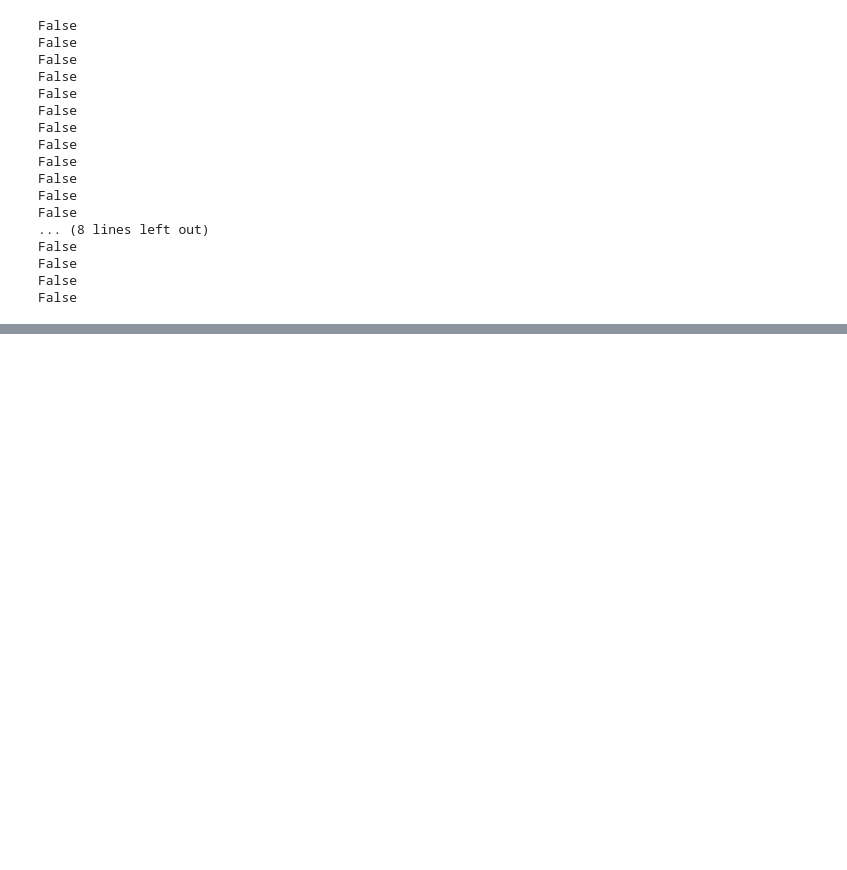
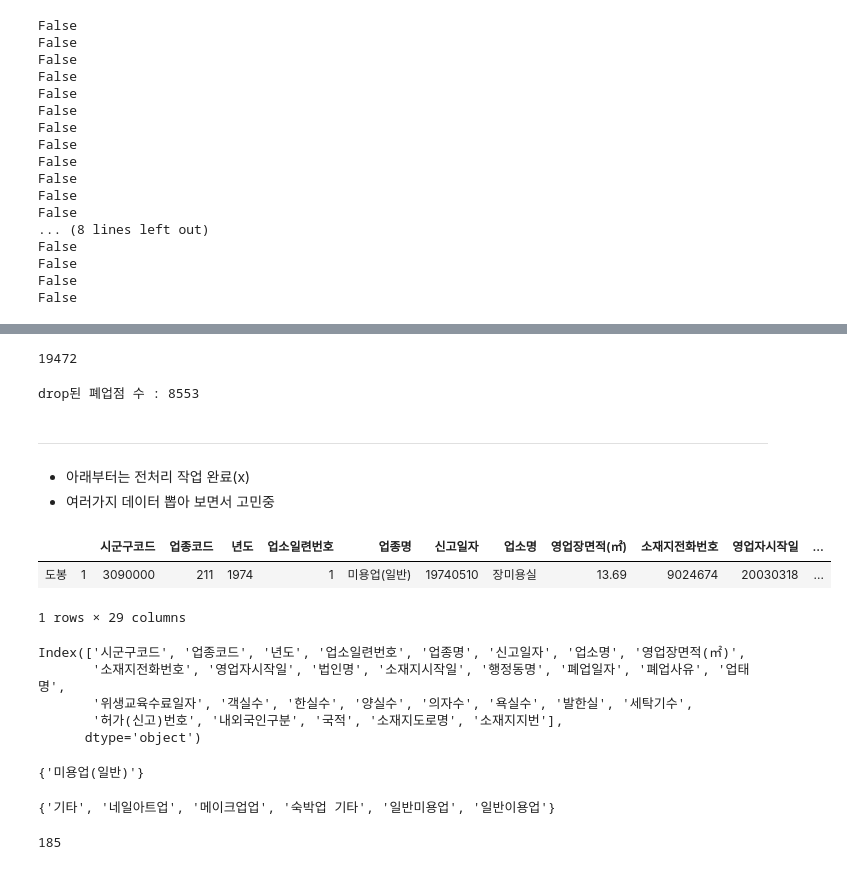
Before and after one commit to DongWon-Sehr/project_marytalk, a Jupyter notebook: dataset/서울시 미용실 데이터 전처리 - 서동원 (20200321).ipynb, the cells around one changed output, grey strips where cells are left out. Cells and saved outputs as stored; diff of their text form; code cells hidden in the pictures; blank space fills up the shorter version.

```diff
--- a/dataset/서울시 미용실 데이터 전처리 - 서동원 (20200321).ipynb
+++ b/dataset/서울시 미용실 데이터 전처리 - 서동원 (20200321).ipynb
@@ -289,0 +177,3 @@ len(df_modified[df_modified.duplicated(['업소명'])])
+# %%
+# 업소명에 '?' 문자를 '샵' 문자로 치환하기
+df_all['업소명'] = list(map(lambda x: x.replace('?', '샵'), df_all['업소명'].values))
@@ -289,0 +229,49 @@ len(df_modified[df_modified.duplicated(['업소명'])])
+# %%
+# '폐업일자' 컬럼이 NaN인, 영업중인 행만 불리언 색인
+df_all = df_all[df_all['폐업일자'].isnull()]
+
+# 데이터 개수 확인
+len(df_all)
+# %% [output]
+19472
+# %%
+# 폐업점 drop 전 : 28025 rows
+# 폐업점 drop 후 : 19472 rows
+print('drop된 폐업점 수 :', 28025 - 19472)
+# %% [output]
+drop된 폐업점 수 : 8553
+# %% [markdown]
+---
+- 아래부터는 전처리 작업 완료(x)
+- 여러가지 데이터 뽑아 보면서 고민중
+# %%
+# 전체 데이터 중 1개 row 조회
+df_all.head(1)
+# %% [output]
+|  |  | 시군구코드 | 업종코드 | 년도 | 업소일련번호 | 업종명 | 신고일자 | 업소명 | 영업장면적(㎡) | 소재지전화번호 | 영업자시작일 | ... |
+| 도봉 | 1 | 3090000 | 211 | 1974 | 1 | 미용업(일반) | 19740510 | 장미용실 | 13.69 | 9024674 | 20030318 | ... |
+1 rows × 29 columns
+# %%
+# 데이터 column명 확인
+df_all.columns
+# %% [output]
+Index(['시군구코드', '업종코드', '년도', '업소일련번호', '업종명', '신고일자', '업소명', '영업장면적(㎡)',
+       '소재지전화번호', '영업자시작일', '법인명', '소재지시작일', '행정동명', '폐업일자', '폐업사유', '업태명',
+       '위생교육수료일자', '객실수', '한실수', '양실수', '의자수', '욕실수', '발한실', '세탁기수',
+       '허가(신고)번호', '내외국인구분', '국적', '소재지도로명', '소재지지번'],
+      dtype='object')
+# %%
+# 업종명 종류
+set(df_all['업종명'].values)
+# %% [output]
+{'미용업(일반)'}
+# %%
+# 업태명 종류
+set(df_all['업태명'].values)
+# %% [output]
+{'기타', '네일아트업', '메이크업업', '숙박업 기타', '일반미용업', '일반이용업'}
+# %%
+# '업태명'이 '네일아트업'으로 등록된 데이터 수
+len(df_all[df_all['업태명'] == '네일아트업'])
+# %% [output]
+185
```
Also changed, not shown: parts of 35 cells of this notebook.
